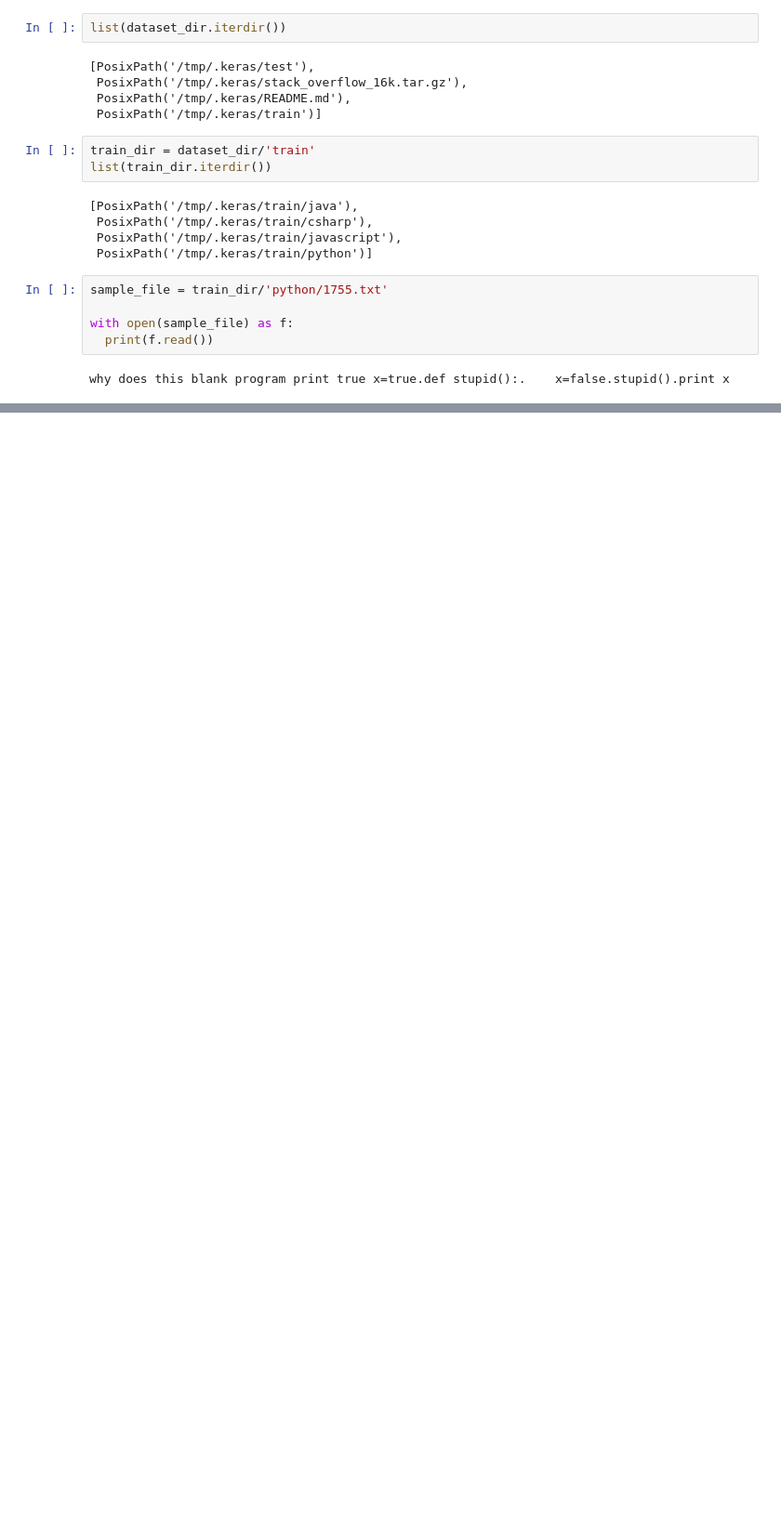
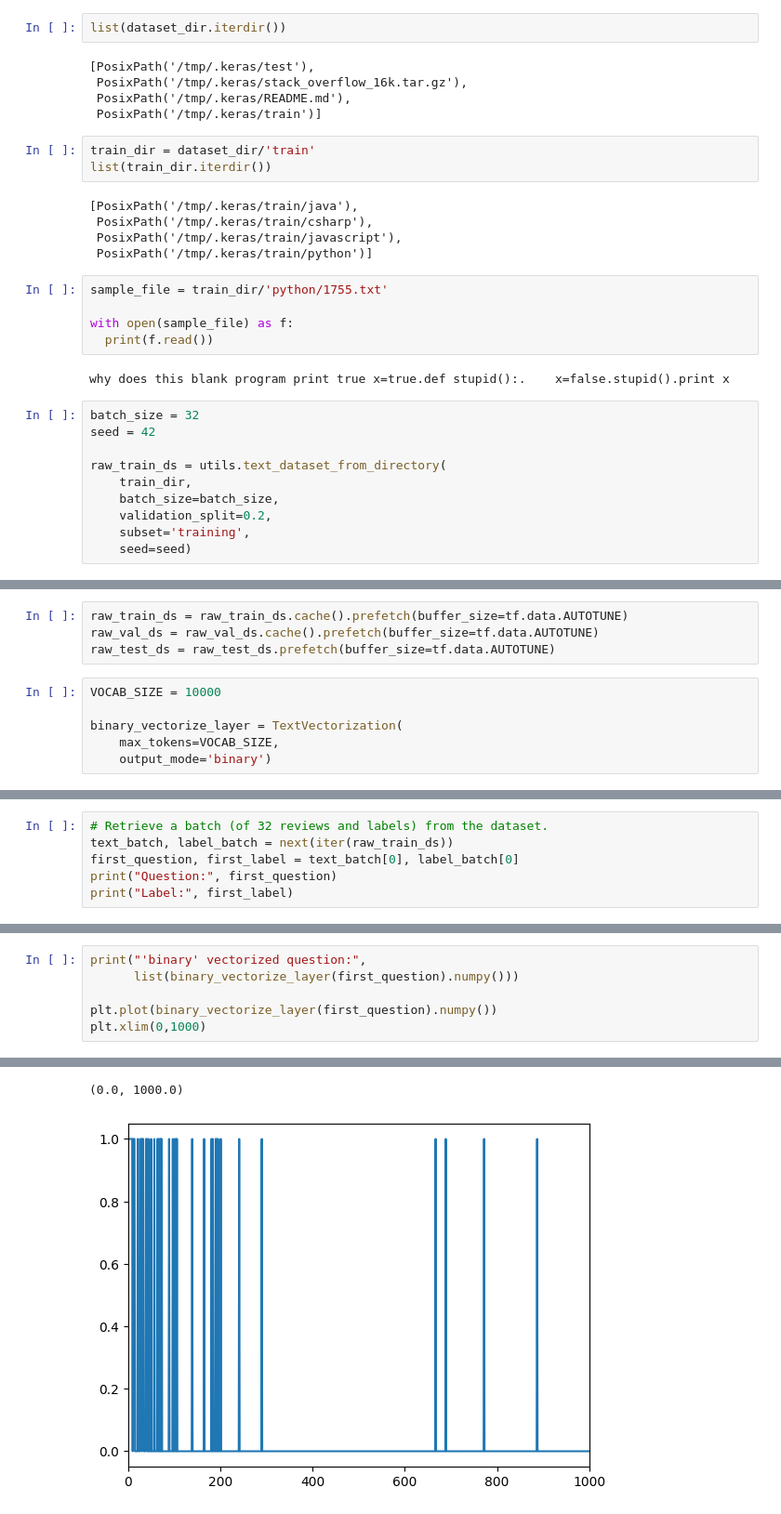
Before and after one commit to flyinacres/tensorflow, a Jupyter notebook: tensorflow-loadtext.ipynb, the cells around one changed output, grey strips where cells are left out. Shown at 93% size. Drawn from its saved outputs; the diff is of its cells as text; blank space fills up the shorter version.

```diff
--- a/tensorflow-loadtext.ipynb
+++ b/tensorflow-loadtext.ipynb
@@ -69,3 +69,13 @@ with open(sample_file) as f:
   print(f.read())
 # %% [output]
 why does this blank program print true x=true.def stupid():.    x=false.stupid().print x
+# %%
+batch_size = 32
+seed = 42
+
+raw_train_ds = utils.text_dataset_from_directory(
+    train_dir,
+    batch_size=batch_size,
+    validation_split=0.2,
+    subset='training',
+    seed=seed)
@@ -71,0 +139,10 @@ why does this blank program print true x=true.def stupid():.    x=false.stupid()
+# %%
+raw_train_ds = raw_train_ds.cache().prefetch(buffer_size=tf.data.AUTOTUNE)
+raw_val_ds = raw_val_ds.cache().prefetch(buffer_size=tf.data.AUTOTUNE)
+raw_test_ds = raw_test_ds.prefetch(buffer_size=tf.data.AUTOTUNE)
+# %%
+VOCAB_SIZE = 10000
+
+binary_vectorize_layer = TextVectorization(
+    max_tokens=VOCAB_SIZE,
+    output_mode='binary')
@@ -71,0 +161,6 @@ why does this blank program print true x=true.def stupid():.    x=false.stupid()
+# %%
+# Retrieve a batch (of 32 reviews and labels) from the dataset.
+text_batch, label_batch = next(iter(raw_train_ds))
+first_question, first_label = text_batch[0], label_batch[0]
+print("Question:", first_question)
+print("Label:", first_label)
@@ -71,0 +170,7 @@ why does this blank program print true x=true.def stupid():.    x=false.stupid()
+# %%
+print("'binary' vectorized question:",
+      list(binary_vectorize_layer(first_question).numpy()))
+
+plt.plot(binary_vectorize_layer(first_question).numpy())
+plt.xlim(0,1000)
+# %% [output]
@@ -71,0 +178,2 @@ why does this blank program print true x=true.def stupid():.    x=false.stupid()
+(0.0, 1000.0)
+[figure, added]
```
Also changed, not shown: parts of 10 cells of this notebook.
